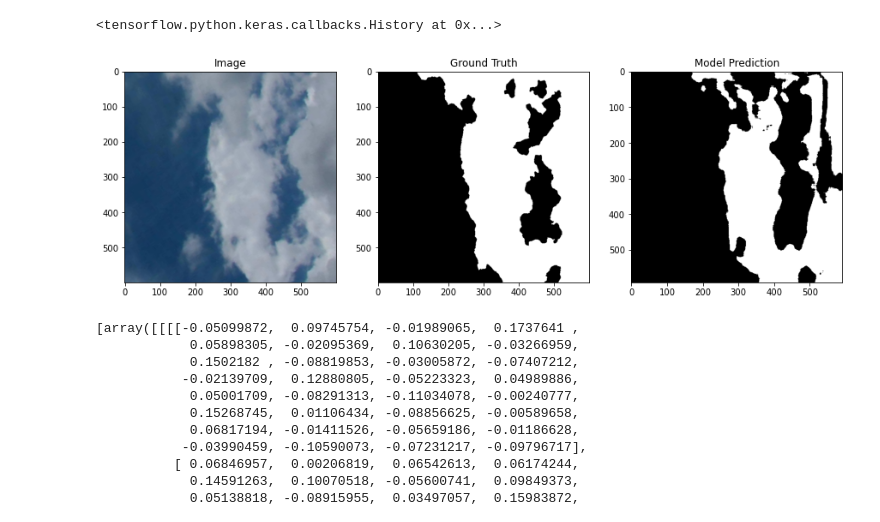
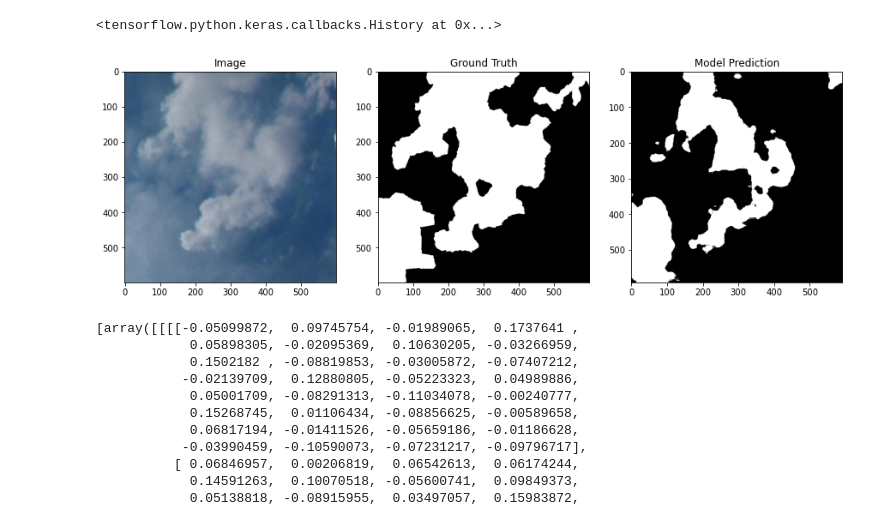
Before and after one commit to LindstromKyle/Binary-Semantic-Segmentation-of-Daytime-Sky-Images, a Jupyter notebook: Sky_Segmentation.ipynb, the cells around one changed output. Saved outputs shown, nothing was run; the diff lists cells and outputs as text; code cells hidden in the pictures.

Commit message:
Updated images

```diff
--- a/Sky_Segmentation.ipynb
+++ b/Sky_Segmentation.ipynb
@@ -228,20 +228,21 @@ def display_mask(i):
 
     return(img)
 # %%
-i = 17
+i = 101
 
 fig, axs = plt.subplots(1,3, figsize=(15, 30))
+fig.patch.set_facecolor('white')
 
 axs[0].imshow(load_img(val_input_img_paths[i]))
 axs[0].set_title('Image')
 
 axs[1].imshow(load_img(val_target_img_paths[i]))
 axs[1].set_title('Ground Truth')
 
 axs[2].imshow(display_mask(i), cmap='gray');
 axs[2].set_title('Model Prediction');
 # %% [output]
-[figure, old version]
+[figure, new version]
 # %%
 model.save('sky_segmentation.hdf5')
 # %%
```
Also changed, not shown: 3 other files.
